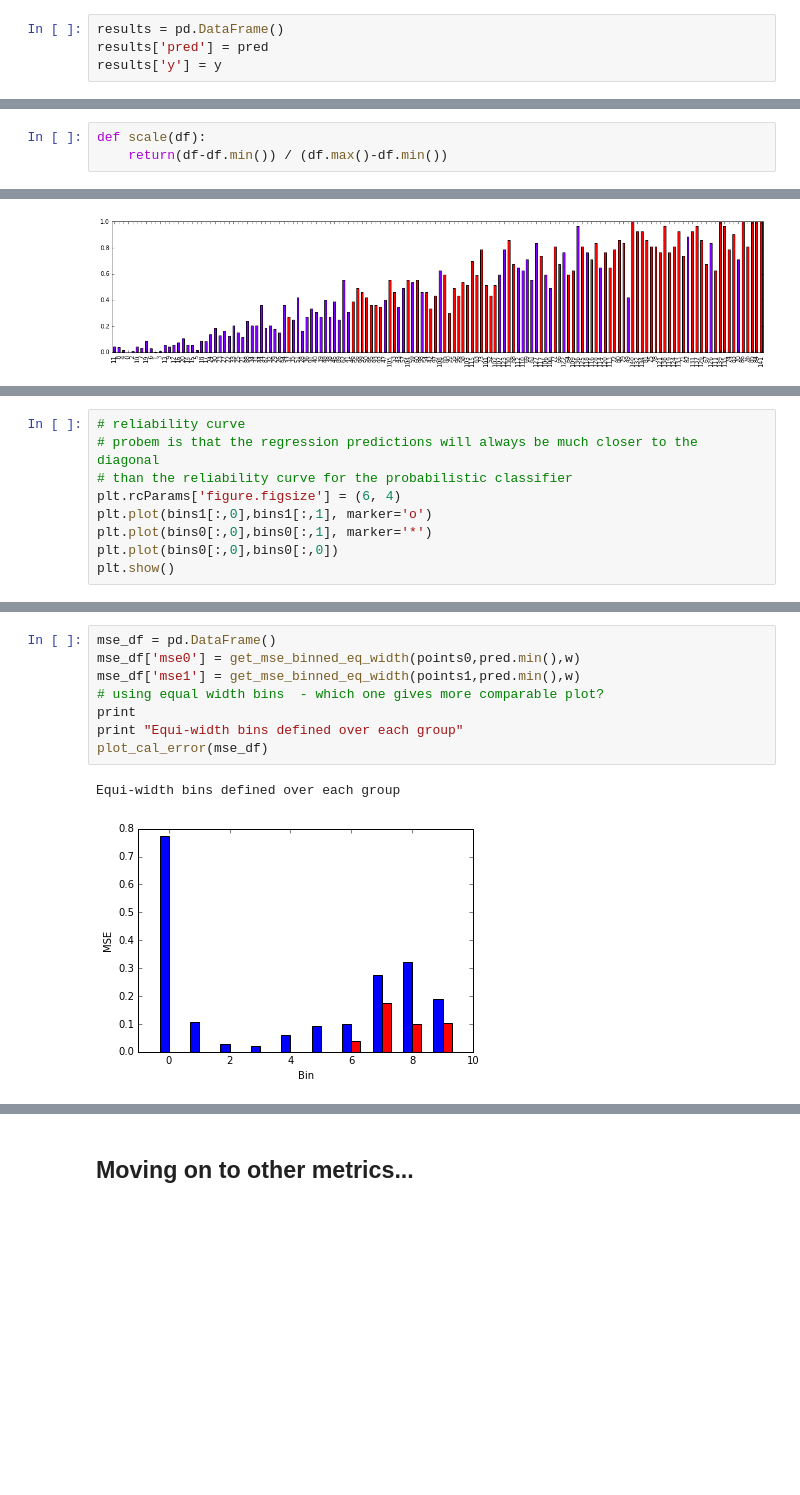
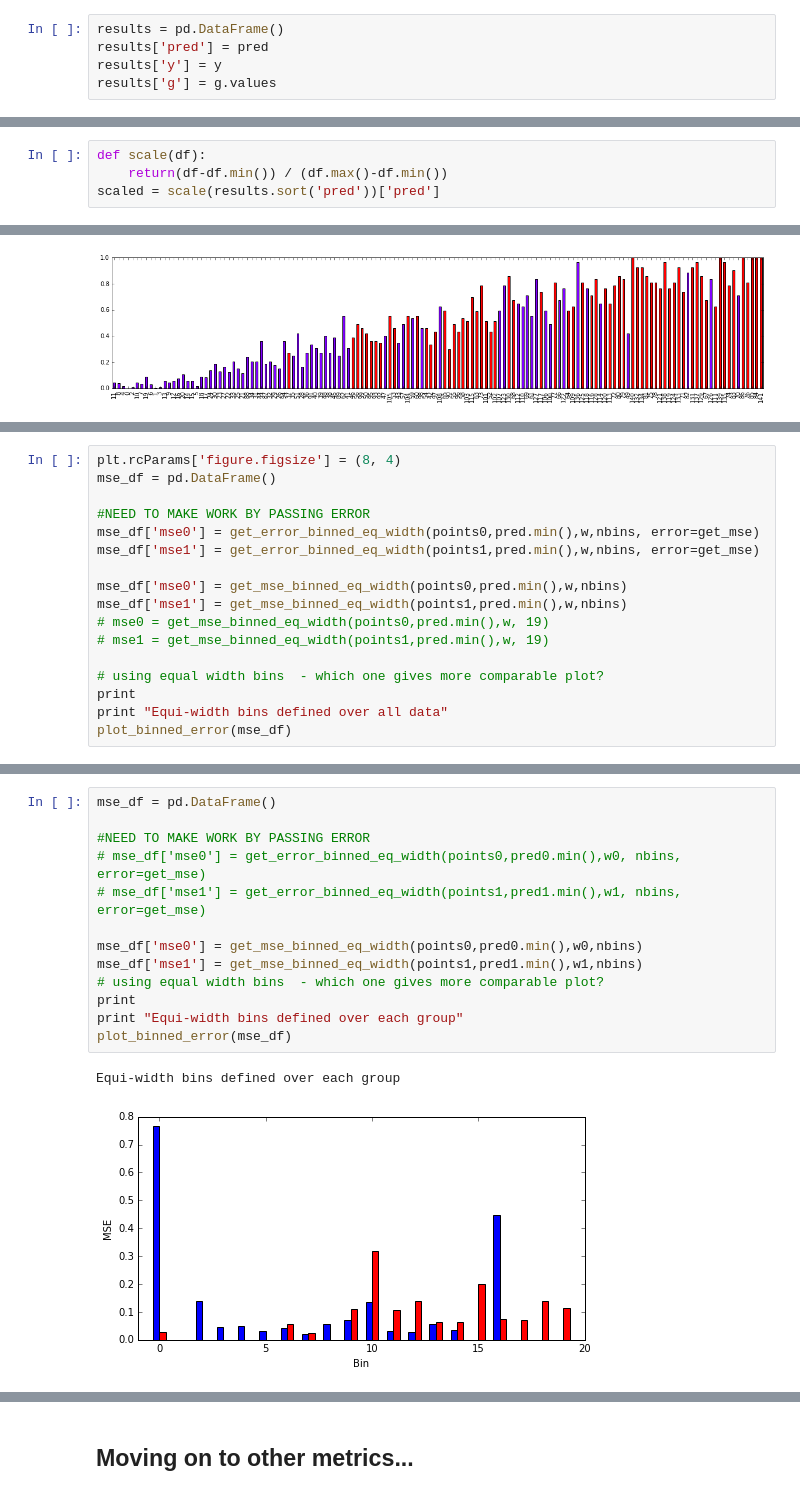
Before and after one commit to caitlinkuhlman/fair_ranking, a Jupyter notebook: College_Fairness_Regression_Example.ipynb, the cells around one changed output, grey strips where cells are left out. Drawn from its saved outputs; the diff is of its cells as text; blank space fills up the shorter version.

Commit message:
mse bar graphs

```diff
--- a/College_Fairness_Regression_Example.ipynb
+++ b/College_Fairness_Regression_Example.ipynb
@@ -255,6 +255,7 @@ points0.sort(key=lambda x:x[0])
 results = pd.DataFrame()
 results['pred'] = pred
 results['y'] = y
+results['g'] = g.values
 # %%
 results.head()
 # %% [output]
@@ -267,3 +268,4 @@ results.head()
 # %%
 def scale(df):
     return(df-df.min()) / (df.max()-df.min())
+scaled = scale(results.sort('pred'))['pred']
@@ -397,9 +331,0 @@ Group 1:
-# %%
-# reliability curve
-# probem is that the regression predictions will always be much closer to the diagonal
-# than the reliability curve for the probabilistic classifier
-plt.rcParams['figure.figsize'] = (6, 4)
-plt.plot(bins1[:,0],bins1[:,1], marker='o')
-plt.plot(bins0[:,0],bins0[:,1], marker='*')
-plt.plot(bins0[:,0],bins0[:,0])
-plt.show()
@@ -468,0 +512,17 @@ def get_mse_binned_eq_depth(points, n_folds=10):
+# %%
+plt.rcParams['figure.figsize'] = (8, 4)
+mse_df = pd.DataFrame()
+
+#NEED TO MAKE WORK BY PASSING ERROR
+mse_df['mse0'] = get_error_binned_eq_width(points0,pred.min(),w,nbins, error=get_mse)
+mse_df['mse1'] = get_error_binned_eq_width(points1,pred.min(),w,nbins, error=get_mse)
+
+mse_df['mse0'] = get_mse_binned_eq_width(points0,pred.min(),w,nbins)
+mse_df['mse1'] = get_mse_binned_eq_width(points1,pred.min(),w,nbins)
+# mse0 = get_mse_binned_eq_width(points0,pred.min(),w, 19)
+# mse1 = get_mse_binned_eq_width(points1,pred.min(),w, 19)
+
+# using equal width bins  - which one gives more comparable plot?
+print
+print "Equi-width bins defined over all data"
+plot_binned_error(mse_df)
@@ -469,11 +532,16 @@ def get_mse_binned_eq_depth(points, n_folds=10):
 # %%
 mse_df = pd.DataFrame()
-mse_df['mse0'] = get_mse_binned_eq_width(points0,pred.min(),w)
-mse_df['mse1'] = get_mse_binned_eq_width(points1,pred.min(),w)
+
+#NEED TO MAKE WORK BY PASSING ERROR
+# mse_df['mse0'] = get_error_binned_eq_width(points0,pred0.min(),w0, nbins, error=get_mse)
+# mse_df['mse1'] = get_error_binned_eq_width(points1,pred1.min(),w1, nbins, error=get_mse)
+
+mse_df['mse0'] = get_mse_binned_eq_width(points0,pred0.min(),w0,nbins)
+mse_df['mse1'] = get_mse_binned_eq_width(points1,pred1.min(),w1,nbins)
 # using equal width bins  - which one gives more comparable plot?
 print
 print "Equi-width bins defined over each group"
-plot_cal_error(mse_df)
+plot_binned_error(mse_df)
 # %% [output]
 Equi-width bins defined over each group
-[figure, old version]
+[figure, new version]
```
Also changed, not shown: parts of 23 cells of this notebook, 10 other files.
